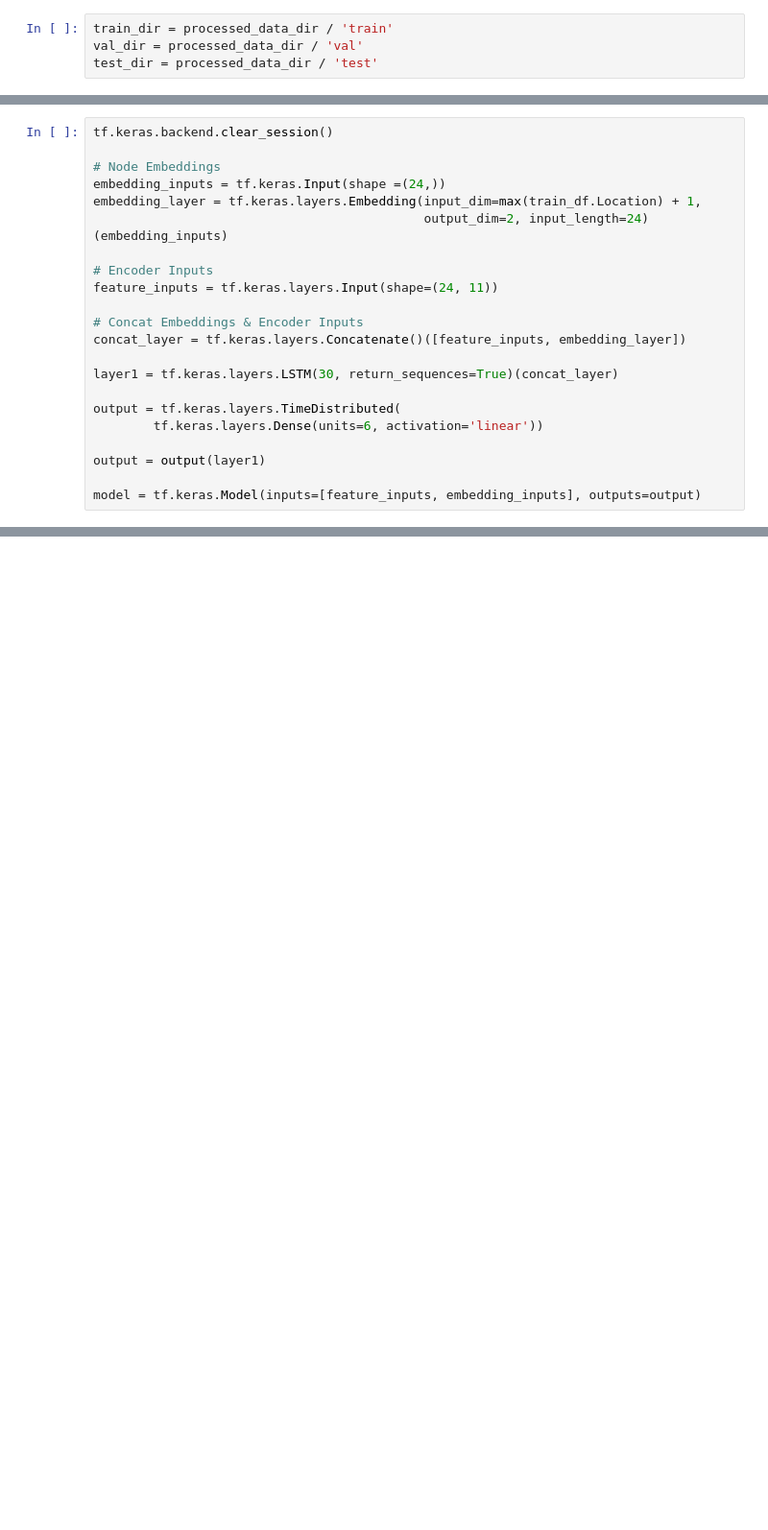
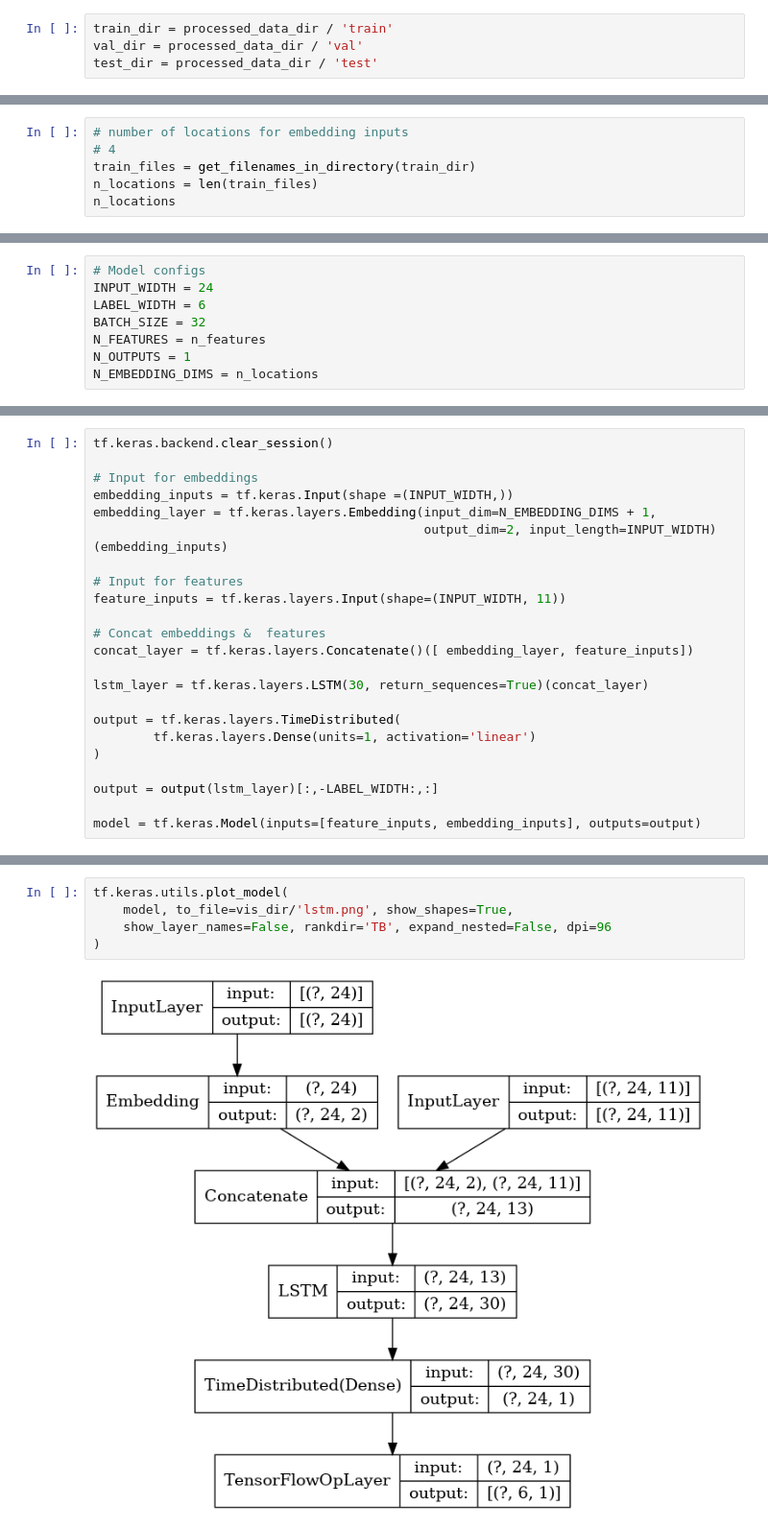
Before and after one commit to heckert/sbg-weather, a Jupyter notebook: notebooks/02-train.ipynb, the cells around one changed output, grey strips where cells are left out. Shown at 96% size. Drawn from its saved outputs; the diff is of its cells as text; blank space fills up the shorter version.

Commit message:
fixed issue with gast package in environment & trained basic LSTM

```diff
--- a/notebooks/02-train.ipynb
+++ b/notebooks/02-train.ipynb
@@ -32,0 +43,6 @@ from src.helpers import WindowGenerator
+# %%
+# number of locations for embedding inputs
+# 4
+train_files = get_filenames_in_directory(train_dir)
+n_locations = len(train_files)
+n_locations
@@ -33 +51,9 @@ from src.helpers import WindowGenerator
+# %%
+# Model configs
+INPUT_WIDTH = 24
+LABEL_WIDTH = 6
+BATCH_SIZE = 32
+N_FEATURES = n_features
+N_OUTPUTS = 1
+N_EMBEDDING_DIMS = n_locations
 # %%
@@ -72,22 +72,23 @@ array([[ 1.9965459e-01, -6.2726003e-01,  9.7017813e-01, -3.3146796e-01,
 # %%
 tf.keras.backend.clear_session()
 
-# Node Embeddings
-embedding_inputs = tf.keras.Input(shape =(24,))
-embedding_layer = tf.keras.layers.Embedding(input_dim=max(train_df.Location) + 1,
-                                            output_dim=2, input_length=24)(embedding_inputs)
+# Input for embeddings
+embedding_inputs = tf.keras.Input(shape =(INPUT_WIDTH,))
+embedding_layer = tf.keras.layers.Embedding(input_dim=N_EMBEDDING_DIMS + 1,
+                                            output_dim=2, input_length=INPUT_WIDTH)(embedding_inputs)
 
-# Encoder Inputs
-feature_inputs = tf.keras.layers.Input(shape=(24, 11))
+# Input for features
+feature_inputs = tf.keras.layers.Input(shape=(INPUT_WIDTH, 11))
 
-# Concat Embeddings & Encoder Inputs
-concat_layer = tf.keras.layers.Concatenate()([feature_inputs, embedding_layer])
+# Concat embeddings &  features
+concat_layer = tf.keras.layers.Concatenate()([ embedding_layer, feature_inputs])
 
-layer1 = tf.keras.layers.LSTM(30, return_sequences=True)(concat_layer)
+lstm_layer = tf.keras.layers.LSTM(30, return_sequences=True)(concat_layer)
 
 output = tf.keras.layers.TimeDistributed(
-        tf.keras.layers.Dense(units=6, activation='linear'))
+        tf.keras.layers.Dense(units=1, activation='linear')
+)
 
-output = output(layer1)
+output = output(lstm_layer)[:,-LABEL_WIDTH:,:]
 
 model = tf.keras.Model(inputs=[feature_inputs, embedding_inputs], outputs=output)
@@ -95,0 +95,7 @@ NotImplementedError: Cannot convert a symbolic Tensor (lstm/strided_slice:0) to
+# %%
+tf.keras.utils.plot_model(
+    model, to_file=vis_dir/'lstm.png', show_shapes=True,
+    show_layer_names=False, rankdir='TB', expand_nested=False, dpi=96
+)
+# %% [output]
+[figure, added]
```
Also changed, not shown: parts of 17 cells of this notebook, 8 other files.
